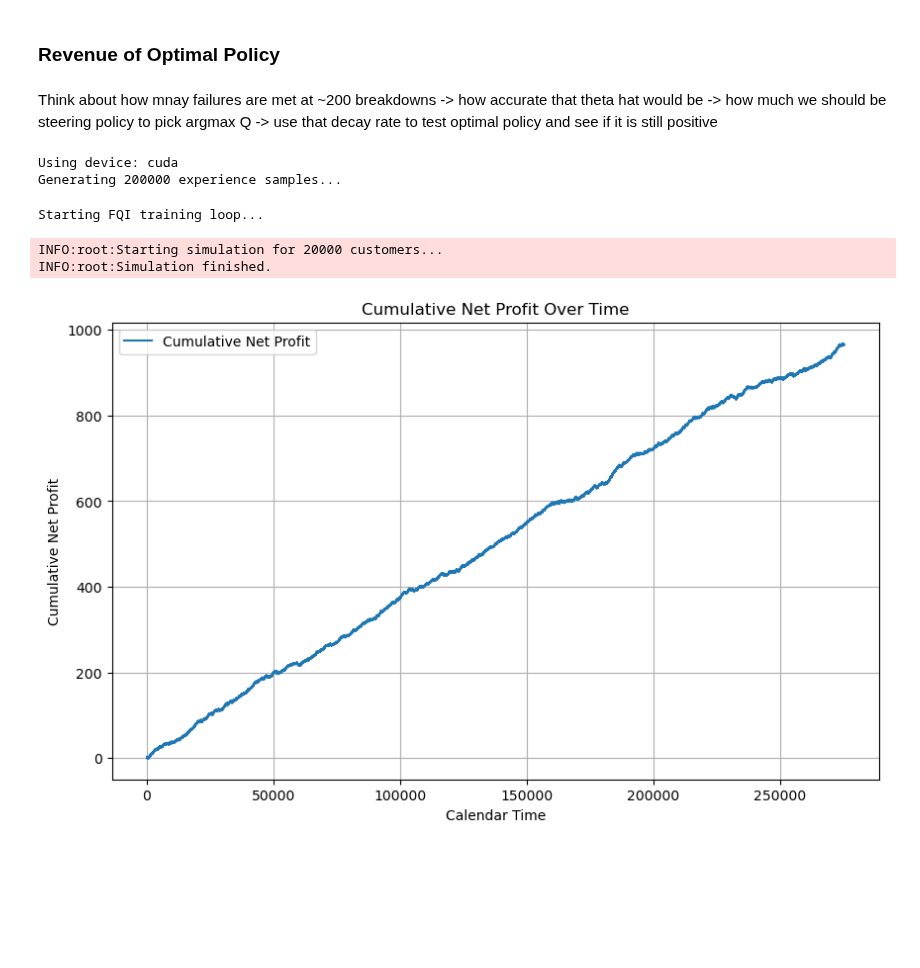
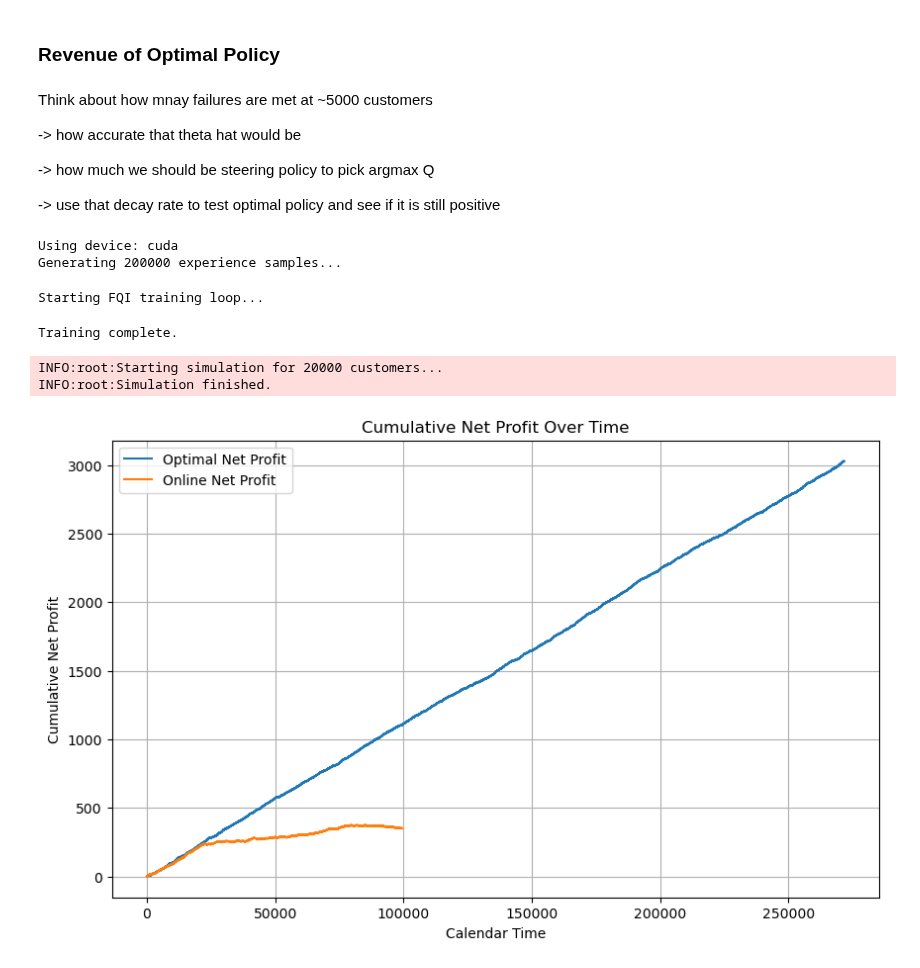
Before and after one commit to jooooooos/degradation_learning, a Jupyter notebook: simulate copy.ipynb, the cells around one changed output. Drawn from its saved outputs; the diff is of its cells as text; code cells hidden in the pictures; blank space fills up the shorter version.

Commit message:
more dp policy explorations

```diff
--- a/simulate copy.ipynb
+++ b/simulate copy.ipynb
@@ -125,0 +128,25 @@ simulator = Simulator(
+# %%
+# simulator.degradation_learner.theta =
+simulator.projected_volume_learner.centroids.append(UTILITY_TRUE)
+
+degradation_learner = DegradationLearner(d=simulator.d)
+degradation_learner.theta = context_sampler()
+degradation_learner.cum_baseline = lambda x: LAMBDA_VAL * x
+degradation_learner.inverse_cum_baseline = lambda y: y / LAMBDA_VAL
+simulator.degradation_learner = degradation_learner
+
+dp_agent = DPAgent(
+    d=simulator.d,
+    u_hat=UTILITY_TRUE,
+    time_normalize=simulator.time_normalize,
+    degradation_learner=simulator.degradation_learner,
+    customer_generator=simulator.customer_generator,
+    params=simulator.mdp_params
+)
+dp_agent.train(**simulator.training_hyperparams)
+simulator.dp_agent = dp_agent
+simulator.optimal_policy = dp_agent.get_policy(simulator.policy_type)
+simulator.breakdowns_since_last_update = 0 # Reset the counter
+
+simulator.projected_volume_learner.is_terminated = True
+simulator.seen_breakdowns = 2
@@ -219,9 +332,12 @@ plt.show()
 # %% [markdown]
 ### Revenue of Optimal Policy
 # %% [markdown]
-Think about how mnay failures are met at ~200 breakdowns
+Think about how mnay failures are met at ~5000 customers
+
 -> how accurate that theta hat would be
+
 -> how much we should be steering policy to pick argmax Q
+
 -> use that decay rate to test optimal policy and see if it is still positive
 # %%
 class PerfectDegradationLearner:
@@ -260,24 +376,19 @@ perfect_dpagent = DPAgent(
 # perfect_dpagent.q_network.eval()
 
 perfect_dpagent.train(
-    num_iterations=50,
+    num_iterations=1,
     dataset_size=200000,
     batch_size=256
 )
 
-perfect_policy = perfect_dpagent.get_policy(
-    {'type': 'greedy', 'epsilon': 0.1, 'tau': 1.0}
-)
+perfect_policy = perfect_dpagent.get_policy('greedy')
 # %% [output]
 Using device: cuda
 Generating 200000 experience samples...
 Starting FQI training loop...
+Training complete.
-# %%
-perfect_policy = perfect_dpagent.get_policy(
-    {'type': 'greedy', 'epsilon': 0.1, 'tau': 1.0}
-)
 # %%
-samples = simulator.run_full_exploit(20000, perfect_policy)
+samples = simulator.run_full_exploit(20000, perfect_policy, {'tau': 0.01})
 samples = pd.DataFrame(samples)
 # %% [output]
 INFO:root:Starting simulation for 20000 customers...
@@ -285,16 +396,17 @@ INFO:root:Simulation finished.
 # %%
 samples['net_profit'] = samples['profit'] + samples['loss']
 samples['cumulative_net_profit'] = samples['net_profit'].cumsum()
 
 ax = plt.figure(figsize=(10,6))
 
 # plot cumulative profit and loss over time
-plt.plot(samples['calendar_time'], samples['cumulative_net_profit'], label='Cumulative Net Profit')
+plt.plot(samples['calendar_time'], samples['cumulative_net_profit'], label='Optimal Net Profit')
+plt.plot(simulation_df['calendar_time'], simulation_df['cumulative_net_profit'], label='Online Net Profit')
 plt.xlabel('Calendar Time')
 plt.ylabel('Cumulative Net Profit')
 plt.title('Cumulative Net Profit Over Time')
 plt.legend()
 plt.grid()
 plt.show()
 # %% [output]
-[figure, old version]
+[figure, new version]
```
Also changed, not shown: parts of 9 cells of this notebook, 10 other files.
